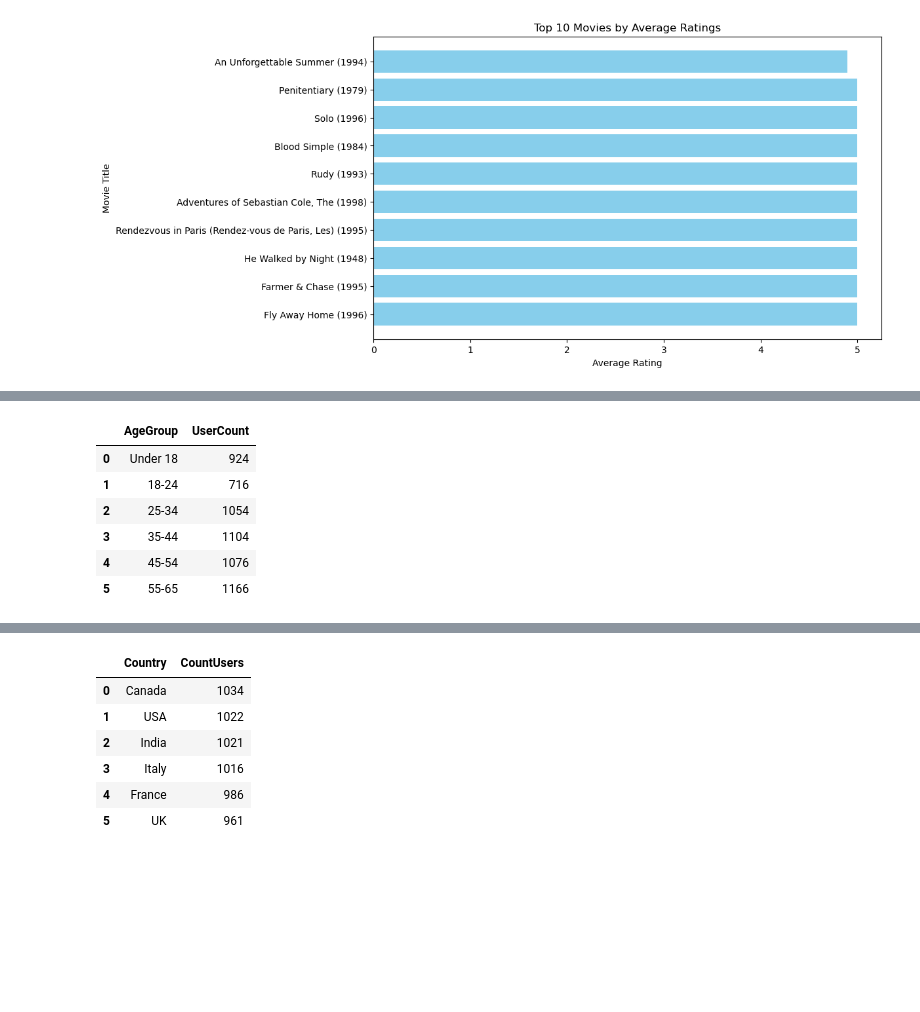
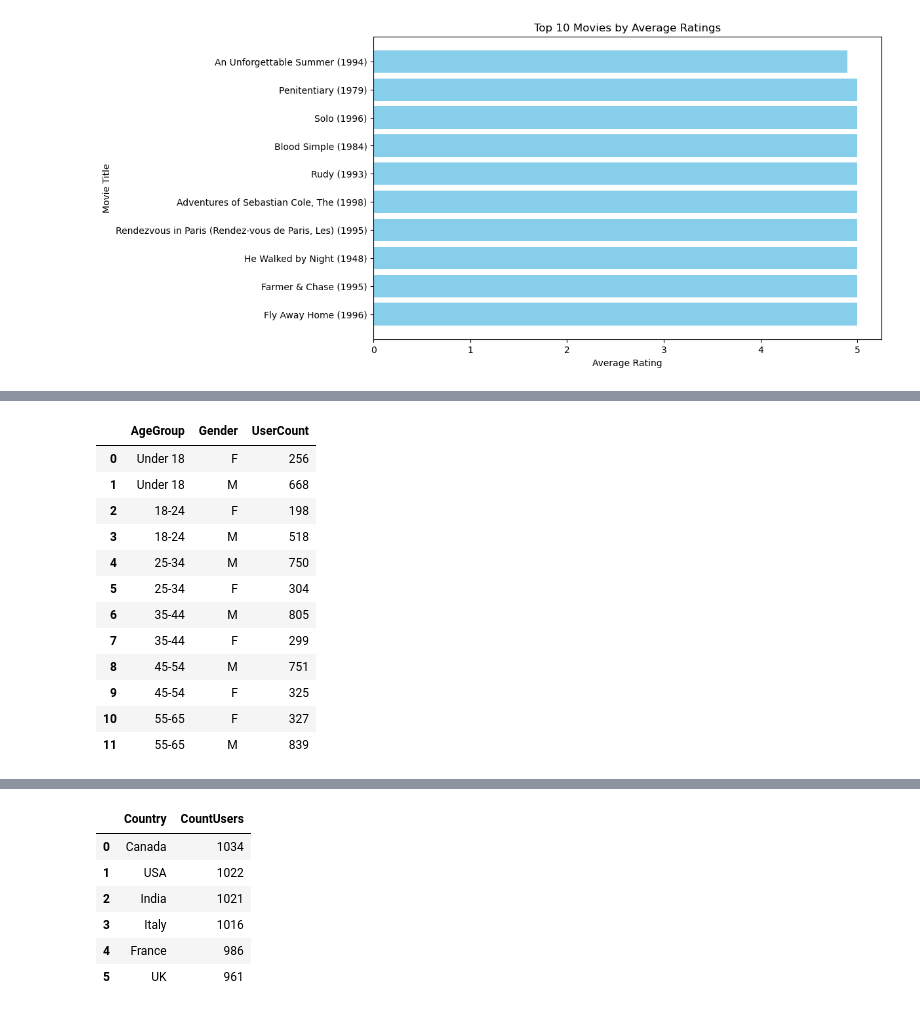
Before and after one commit to alsemenova/streamflix-analytics, a Jupyter notebook: python_scripts/Visualisation Requests by Client.ipynb, the cells around one changed output, grey strips where cells are left out. Saved outputs shown, nothing was run; the diff lists cells and outputs as text; code cells hidden in the pictures; blank space fills up the shorter version.

```diff
--- a/python_scripts/Visualisation Requests by Client.ipynb
+++ b/python_scripts/Visualisation Requests by Client.ipynb
@@ -78,30 +79,37 @@ plt.show()
 # %%
 ## User Distribution by Age Group
 queryAge = pd.read_sql_query('''
 SELECT
 	CASE
 		WHEN AGE < 18 THEN 'Under 18'
 		WHEN AGE BETWEEN 18 AND 24 THEN '18-24'
         WHEN AGE BETWEEN 25 AND 34 THEN '25-34'
         WHEN AGE BETWEEN 35 AND 44 THEN '35-44'
         WHEN AGE BETWEEN 45 AND 54 THEN '45-54'
         WHEN AGE BETWEEN 55 AND 65 THEN '55-65'
-	ELSE 'There is no AGE groupe'
+	ELSE 'Other'
     END AS AgeGroup,
+    Gender,
     COUNT(*) AS UserCount
     FROM Users
-    GROUP BY AgeGroup
+    GROUP BY AgeGroup, Gender
     ORDER BY MIN(Age);
     ''', engine)
 queryAge
 # %% [output]
-|  | AgeGroup | UserCount |
-| 0 | Under 18 | 924 |
-| 1 | 18-24 | 716 |
-| 2 | 25-34 | 1054 |
-| 3 | 35-44 | 1104 |
-| 4 | 45-54 | 1076 |
-| 5 | 55-65 | 1166 |
+|  | AgeGroup | Gender | UserCount |
+| 0 | Under 18 | F | 256 |
+| 1 | Under 18 | M | 668 |
+| 2 | 18-24 | F | 198 |
+| 3 | 18-24 | M | 518 |
+| 4 | 25-34 | M | 750 |
+| 5 | 25-34 | F | 304 |
+| 6 | 35-44 | M | 805 |
+| 7 | 35-44 | F | 299 |
+| 8 | 45-54 | M | 751 |
+| 9 | 45-54 | F | 325 |
+| 10 | 55-65 | F | 327 |
+| 11 | 55-65 | M | 839 |
 # %%
 ## Visualisation of User Distribution by Age Group
 plt.figure(figsize=(10, 6))
```
Also changed, not shown: parts of 10 cells of this notebook, 4 other files.
